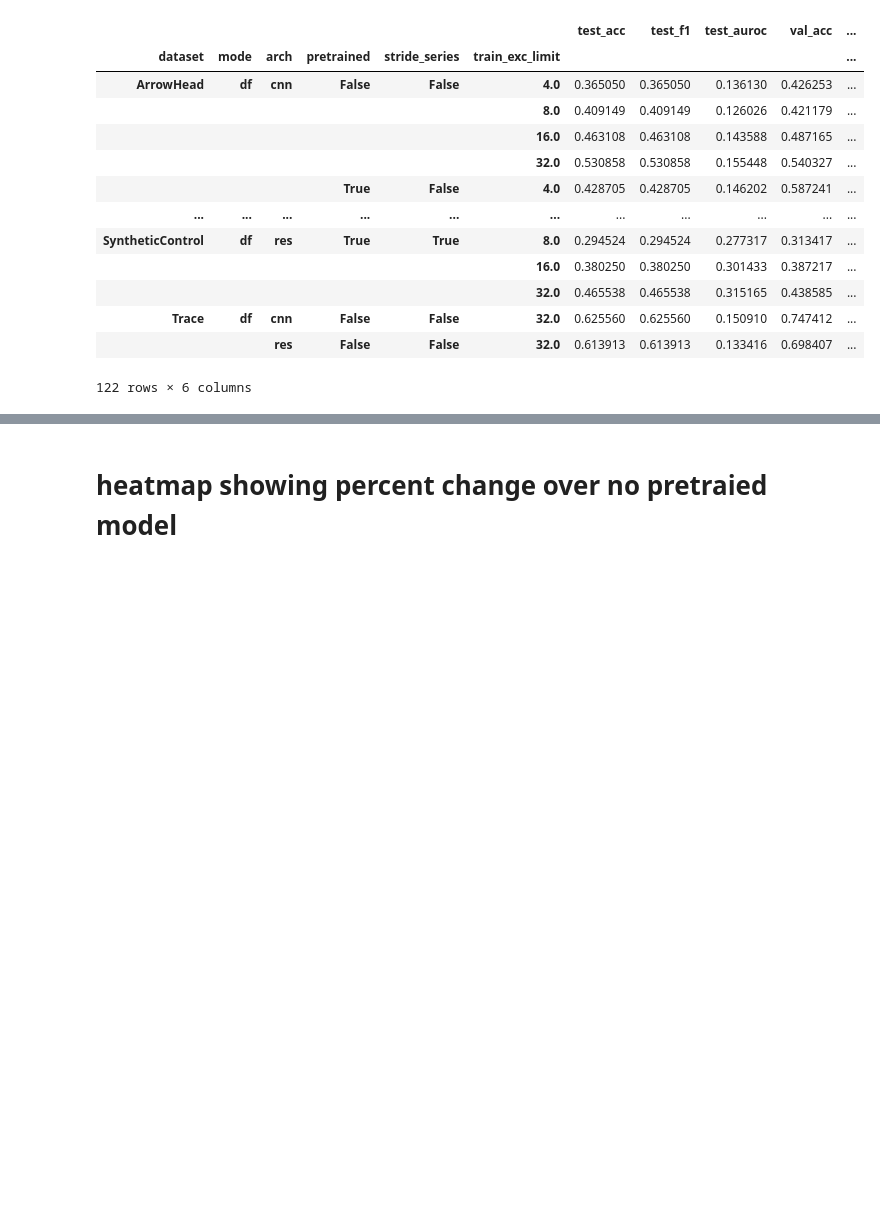
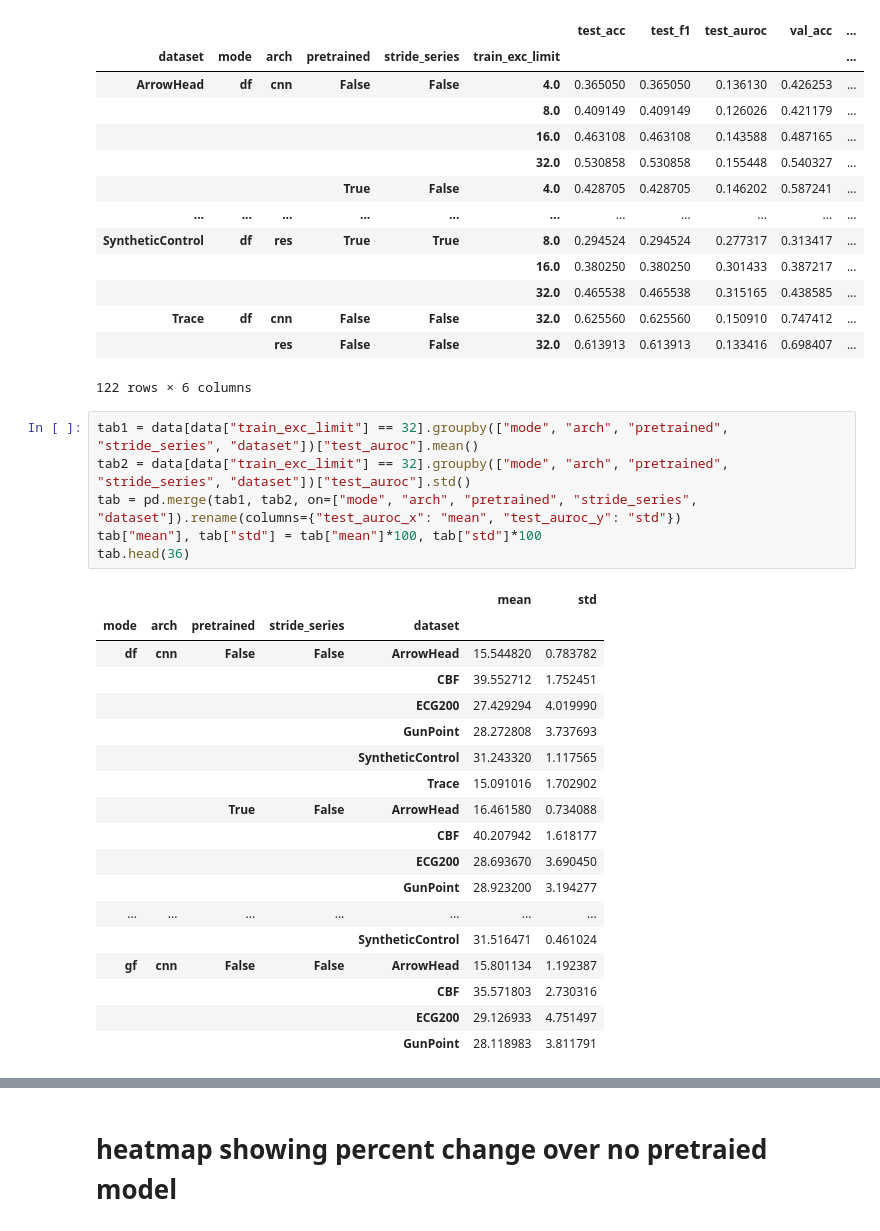
Before and after one commit to mbisan/s3ts, a Jupyter notebook: figures.ipynb, the cells around one changed output, grey strips where cells are left out. Saved outputs shown, nothing was run; the diff lists cells and outputs as text; blank space fills up the shorter version.

```diff
--- a/figures.ipynb
+++ b/figures.ipynb
@@ -214,3 +239,28 @@ data[data["mode"] == "df"].groupby(["dataset", "mode", "arch", "pretrained", "st
 | Trace | df | cnn | False | False | 32.0 | 0.625560 | 0.625560 | 0.150910 | 0.747412 | ... |
 |  |  | res | False | False | 32.0 | 0.613913 | 0.613913 | 0.133416 | 0.698407 | ... |
 122 rows × 6 columns
+# %%
+tab1 = data[data["train_exc_limit"] == 32].groupby(["mode", "arch", "pretrained", "stride_series", "dataset"])["test_auroc"].mean()
+tab2 = data[data["train_exc_limit"] == 32].groupby(["mode", "arch", "pretrained", "stride_series", "dataset"])["test_auroc"].std()
+tab = pd.merge(tab1, tab2, on=["mode", "arch", "pretrained", "stride_series", "dataset"]).rename(columns={"test_auroc_x": "mean", "test_auroc_y": "std"})
+tab["mean"], tab["std"] = tab["mean"]*100, tab["std"]*100
+tab.head(36)
+# %% [output]
+|  |  |  |  |  | mean | std |
+| mode | arch | pretrained | stride_series | dataset |  |  |
+| df | cnn | False | False | ArrowHead | 15.544820 | 0.783782 |
+|  |  |  |  | CBF | 39.552712 | 1.752451 |
+|  |  |  |  | ECG200 | 27.429294 | 4.019990 |
+|  |  |  |  | GunPoint | 28.272808 | 3.737693 |
+|  |  |  |  | SyntheticControl | 31.243320 | 1.117565 |
+|  |  |  |  | Trace | 15.091016 | 1.702902 |
+|  |  | True | False | ArrowHead | 16.461580 | 0.734088 |
+|  |  |  |  | CBF | 40.207942 | 1.618177 |
+|  |  |  |  | ECG200 | 28.693670 | 3.690450 |
+|  |  |  |  | GunPoint | 28.923200 | 3.194277 |
+| ... | ... | ... | ... | ... | ... | ... |
+|  |  |  |  | SyntheticControl | 31.516471 | 0.461024 |
+| gf | cnn | False | False | ArrowHead | 15.801134 | 1.192387 |
+|  |  |  |  | CBF | 35.571803 | 2.730316 |
+|  |  |  |  | ECG200 | 29.126933 | 4.751497 |
+|  |  |  |  | GunPoint | 28.118983 | 3.811791 |
```
Also changed, not shown: parts of 16 cells of this notebook, 17 other files.
